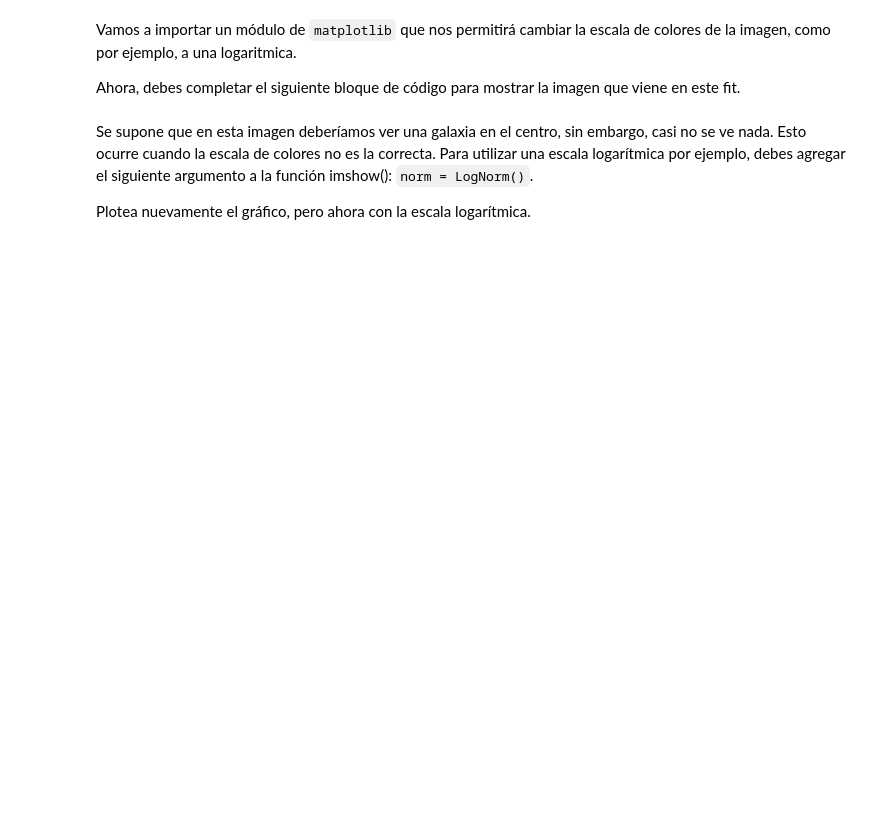
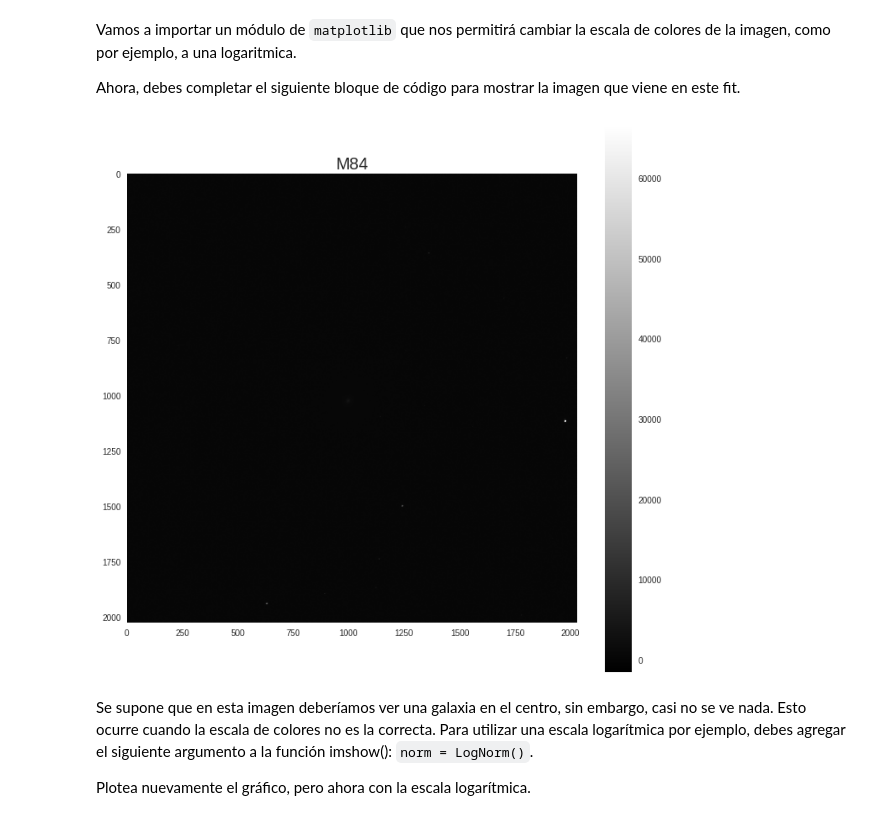
Before and after one commit to valfessi/minitarea3, a Jupyter notebook: minitarea3.ipynb, the cells around one changed output. Cells and saved outputs as stored; diff of their text form; code cells hidden in the pictures; blank space fills up the shorter version.

```diff
--- a/minitarea3.ipynb
+++ b/minitarea3.ipynb
@@ -111,0 +110,3 @@ imagen =
+# %%
+imagen = hdu[1].data
+print(imagen ,'\nShape:', imagen.shape, '\nMin:', imagen.min() ,'\nMax:', imagen.max())
@@ -115,11 +127,14 @@ Vamos a importar un módulo de `matplotlib` que nos permitirá cambiar la escala
 Ahora, debes completar el siguiente bloque de código para mostrar la imagen que viene en este fit.
 # %%
 from matplotlib.colors import LogNorm
-
-
-
+plt.figure(figsize=(12,12))
+plt.imshow(imagen, cmap='gray')
+plt.title('M84', size=20)
+plt.colorbar()
 # El siguiente comando hará que no se vean las líneas sobre la imagen
 plt.grid(b=None)
+# %% [output]
+[figure, added]
 # %% [markdown]
 Se supone que en esta imagen deberíamos ver una galaxia en el centro, sin embargo, casi no se ve nada. Esto ocurre cuando la escala de colores no es la correcta. Para utilizar una escala logarítmica por ejemplo, debes agregar el siguiente argumento a la función imshow(): `norm = LogNorm()`.
 
```
Also changed, not shown: parts of 7 cells of this notebook.
